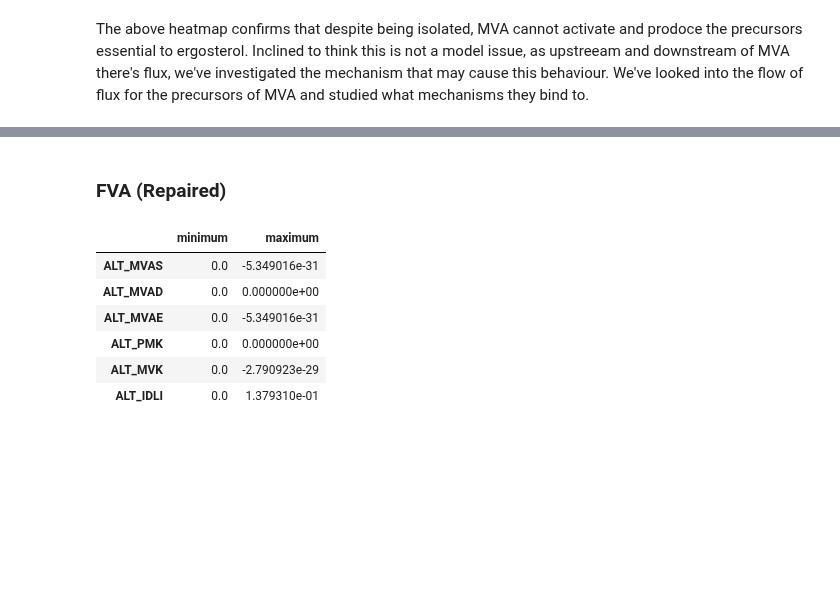
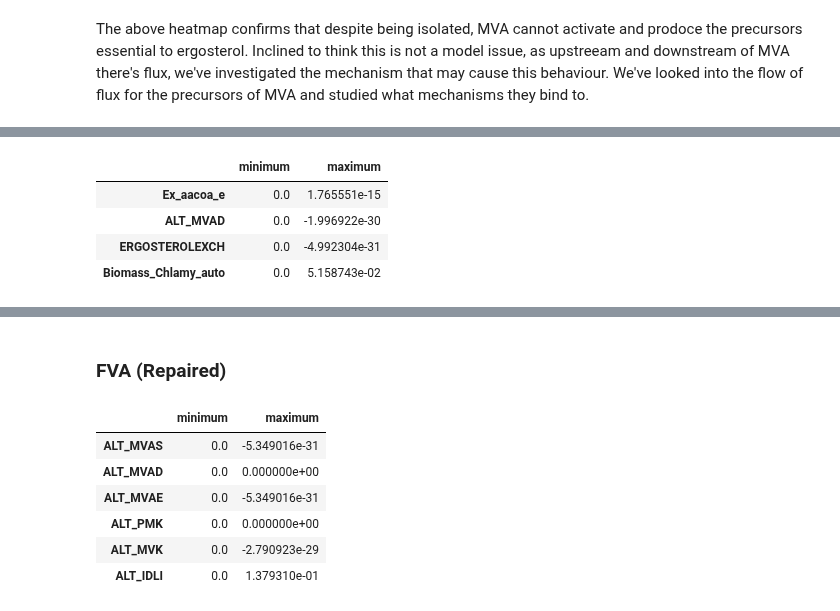
Before and after one commit to FarukEfe/McMasterU-iGEM-2025-Modelling, a Jupyter notebook: notebooks/mva.ipynb, the cells around one changed output, grey strips where cells are left out. Drawn from its saved outputs; the diff is of its cells as text; code cells hidden in the pictures; blank space fills up the shorter version.

```diff
--- a/notebooks/mva.ipynb
+++ b/notebooks/mva.ipynb
@@ -253,0 +298,63 @@ The above heatmap confirms that despite being isolated, MVA cannot activate and
+# %%
+from cobra import Metabolite, Reaction
+
+temp = temps['MVA (Cytosolic)'].copy()
+AACOA = temp.metabolites.get_by_id('aacoa_c')
+ACCOA = temp.metabolites.get_by_id('accoa_c')
+
+# Introduce medium metabolites
+newAACOA = Metabolite(
+    id='aacoa_e',
+    name=AACOA.name,
+    compartment='e',
+    charge=AACOA.charge,
+    formula=AACOA.formula
+)
+newACCOA = Metabolite(
+    id='aacoa_e',
+    name=ACCOA.name,
+    compartment='e',
+    charge=ACCOA.charge,
+    formula=ACCOA.formula
+)
+temp.add_metabolites([newAACOA, newACCOA])
+
+# Produce and exchange new medium metabolites
+add_single_gene_reaction_pair(
+    temp,
+    gene_id='ACCOA_EXCH',
+    reaction_id='Ex_aacoa_e',
+    reaction_name='Acetyl-CoA Exchange: Uptake',
+    reaction_subsystem='Exchange',
+    metabolites=[(-1, 'aacoa_e'), (1, 'aacoa_c')],
+    reversible=True
+)
+
+add_single_gene_reaction_pair(
+    temp,
+    gene_id='ACCOA_UPTAKE',
+    reaction_id='ACCOA_UPTAKE_RXN',
+    reaction_name='Acetyl-CoA Uptake',
+    reaction_subsystem='Exchange',
+    metabolites=[(1, 'aacoa_e')],
+    reversible=True
+)
+
+rxn = temp.reactions.get_by_id('Ex_aacoa_e')
+rxn.bounds = (0, 10)
+
+fva = run_flux_variability_analysis(
+    model=temp,
+    loopless=True,
+    pfba_factor=None,
+    objectives=[rxn.id],
+    reactions=[rxn.id, 'ALT_MVAD', ERGEXCH, 'Biomass_Chlamy_auto']
+)
+
+fva
+# %% [output]
+|  | minimum | maximum |
+| Ex_aacoa_e | 0.0 | 1.765551e-15 |
+| ALT_MVAD | 0.0 | -1.996922e-30 |
+| ERGOSTEROLEXCH | 0.0 | -4.992304e-31 |
+| Biomass_Chlamy_auto | 0.0 | 5.158743e-02 |
```
Also changed, not shown: parts of 9 cells of this notebook, 2 other files.
